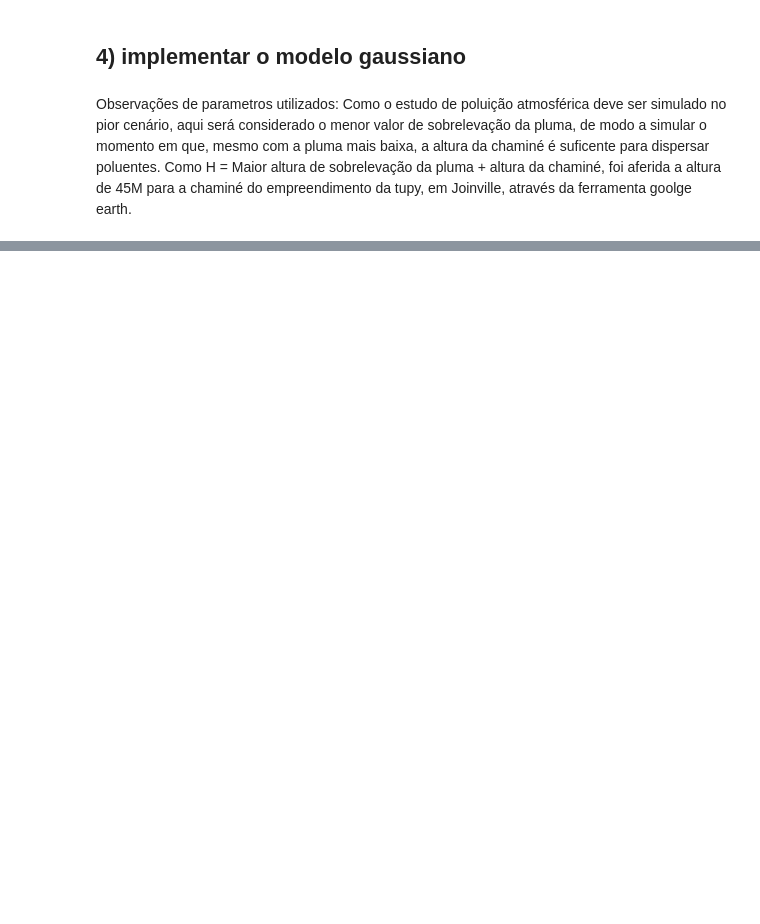
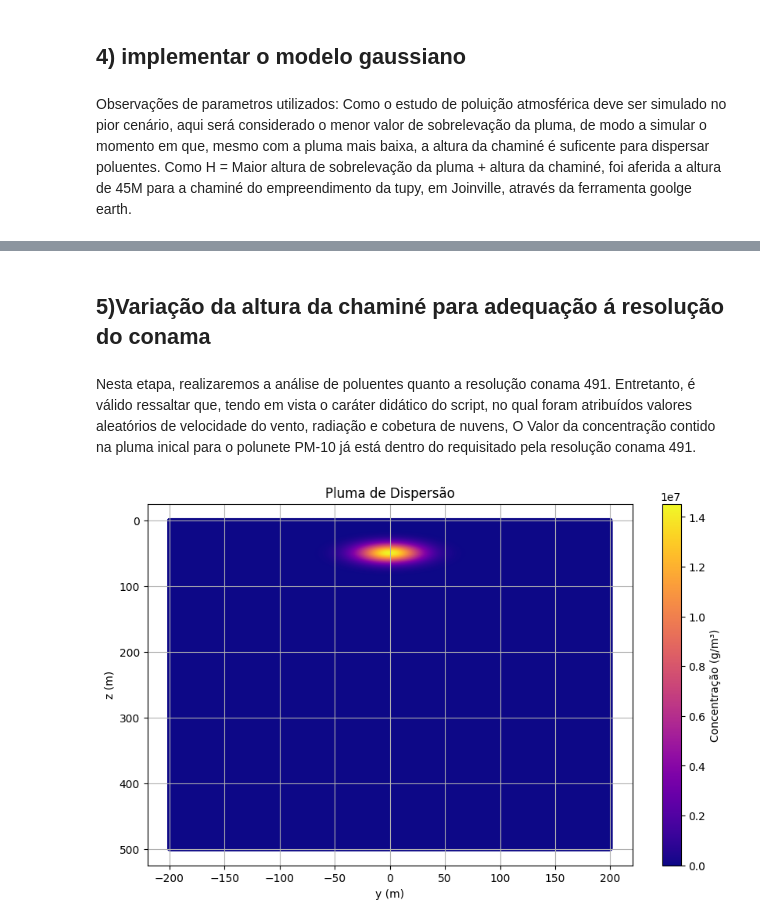
Before and after one commit to GuilhermeAudi/Poluicao_Atmosferica, a Jupyter notebook: atividade03_etapa1.ipynb, the cells around one changed output, grey strips where cells are left out. Cells and saved outputs as stored; diff of their text form; code cells hidden in the pictures; blank space fills up the shorter version.

```diff
--- a/atividade03_etapa1.ipynb
+++ b/atividade03_etapa1.ipynb
@@ -329,0 +386,39 @@ NameError: name 'u' is not defined
+# %% [markdown]
+## 5)Variação da altura da chaminé para adequação á resolução do conama
+# %% [markdown]
+Nesta etapa, realizaremos a análise de poluentes quanto a resolução conama 491. Entretanto, é válido ressaltar que, tendo em vista o caráter didático do script, no qual foram atribuídos valores aleatórios de velocidade do vento, radiação e cobetura de nuvens, O Valor da concentração contido na pluma inical para o polunete PM-10 já está dentro do requisitado pela resolução conama 491.
+# %%
+import matplotlib.pyplot as plt
+import numpy as np
+
+# Definição dos parâmetros
+# Criando uma função do modelo gaussiano
+H = data['Plume Rise'].min() + 45 # menor valor de elevação da pluma + altura da chaminé
+qs= 91270.27 #g/s #PM-10
+u = 5 #m/s
+y = 0 # dispersão perpendicular da pluma
+z = 1.5 #altura do nariz
+
+# Dados gerados
+y = np.linspace(-200, 200, 1000)  # Coordenada y (m)
+z = np.linspace(0, 500, 1000)  # Coordenada z (m)
+
+# Calculando a concentração para cada par de coordenadas (y, z)
+Y, Z = np.meshgrid(y, z)
+sigmaY = 20  # Valor de exemplo para sigmaY
+sigmaZ = 10  # Valor de exemplo para sigmaZ
+conc = modeloGaussiano(qs, sigmaY, sigmaZ, u, Y, Z, H)
+
+# Plotando o gráfico de dispersão da pluma de dispersão
+plt.figure(figsize=(10, 6))
+plt.scatter(Y, Z, c=conc, cmap='plasma', marker='.')
+plt.colorbar(label='Concentração (g/m³)')
+plt.title('Pluma de Dispersão')
+plt.xlabel('y (m)')
+plt.ylabel('z (m)')
+plt.grid(True)
+plt.gca().invert_yaxis()
+plt.show()
+conc = modeloGaussiano(qs, sigmaY, sigmaZ, u, xx, yy, H)
+# %% [output]
+[figure, added]
```
Also changed, not shown: parts of 11 cells of this notebook, 1 other file.
